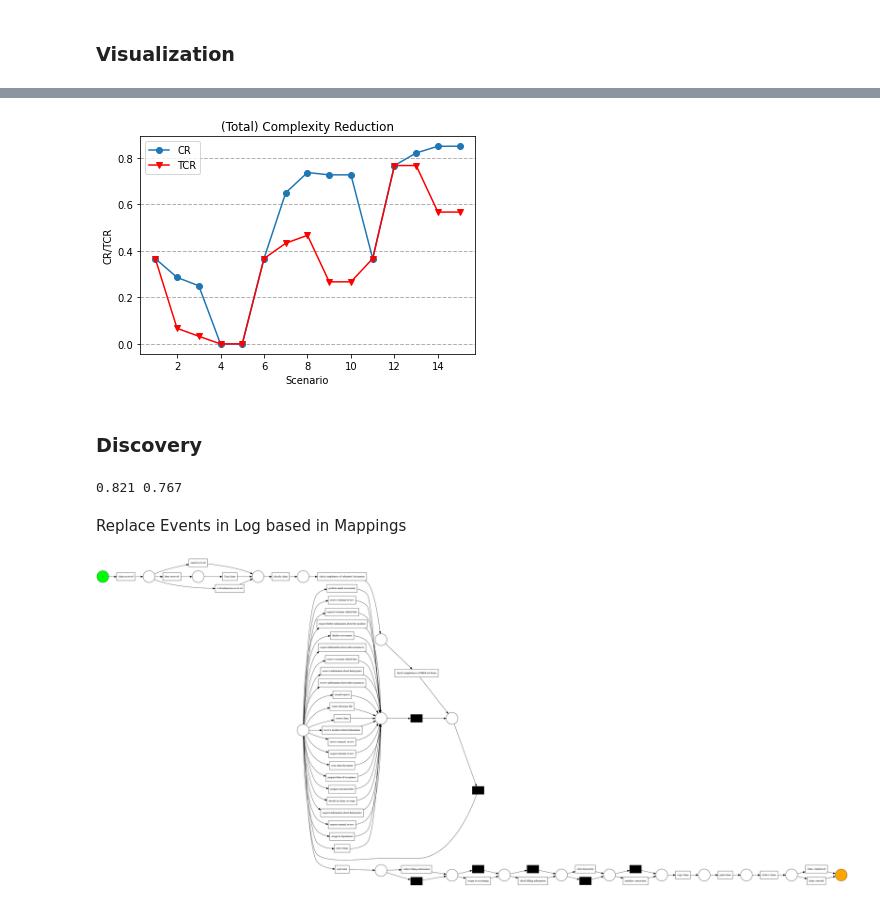
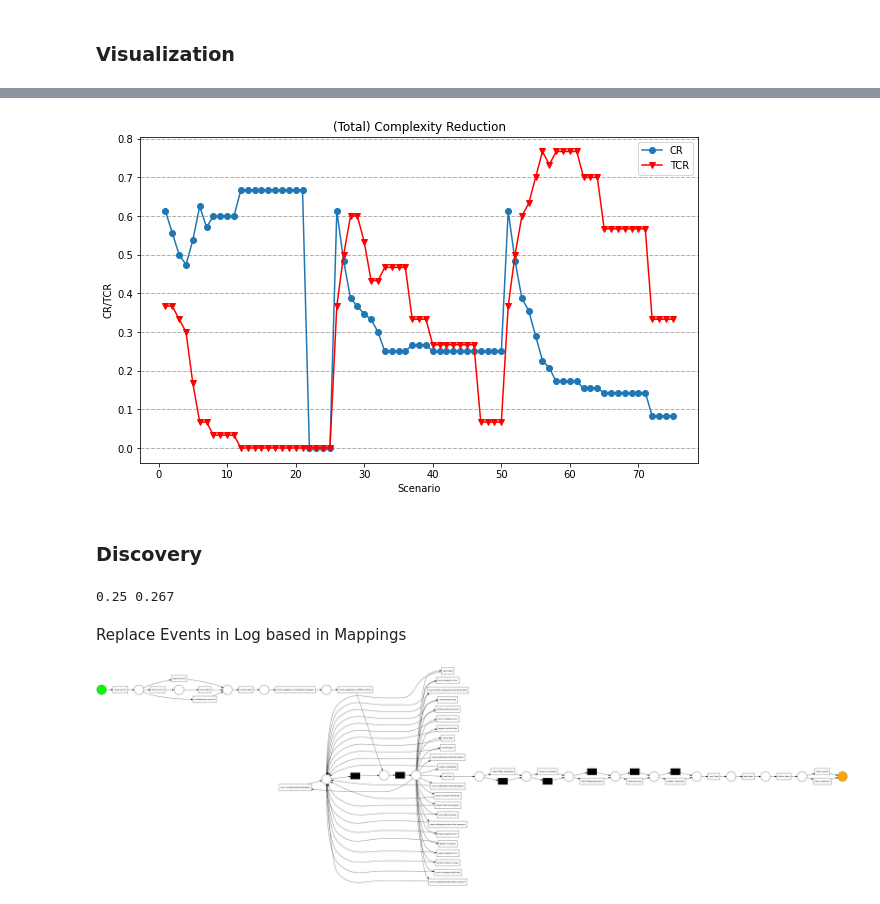
Before and after one commit to bptlab/odea-light, a Jupyter notebook: Constraint Demo.ipynb, the cells around one changed output, grey strips where cells are left out. Drawn from its saved outputs; the diff is of its cells as text; code cells hidden in the pictures.

```diff
--- a/Constraint Demo.ipynb
+++ b/Constraint Demo.ipynb
@@ -20,8 +20,8 @@ from pm4py.visualization.petri_net import visualizer as pn_visualizer
 # %% [markdown]
 Import Log and low-level concepts
 # %%
-log_file = 'Claim_handeling_v2_filtered.xes'
-mapping_file = 'claim_event_mapping.csv'
+log_file = 'data/Claim_handeling_v2_filtered.xes'
+mapping_file = 'data/claim_event_mapping.csv'
 
 event_to_con_mapping = helper.import_mapping(mapping_file)
 
@@ -171,7 +171,7 @@ mappings2 = deepcopy(mappings)
 len(mappings2)
 
 dist = range(1, 4, 1)
-supp = range(0, 25, 5)
+supp = range(0, 25, 1)
 result = []
 
 leaf_paths = abshelper.get_leaf_paths(connector)
@@ -205,2 +227,38 @@ True
 # %% [markdown]
 ### Visualization
+# %%
+marker = ['o', 'v', 'x']
+
+cr = [[], [], []]
+ca = [[], [], []]
+
+for res in result:
+    if res[3] == 1:
+        cr[0].append(res[0])
+        ca[0].append(res[2])
+    elif res[3] == 2:
+        cr[1].append(res[0])
+        ca[1].append(res[2])
+    else:
+        cr[2].append(res[0])
+        ca[2].append(res[2])
+
+#cr = [res[0] for res in result]
+#tcr = [res[1] for res in result]
+#ca = [res[2] for res in result]
+
+# Plot
+#plt.scatter(cr, ca, marker=get_marker(ca), label='CR')
+#plt.scatter(ca, tcr, color='red', marker='v', label='TCR')
+
+plt.figure(figsize=(10,6))
+for i in range(0,3):
+    plt.scatter(cr[i], ca[i], marker=marker[i], label=i+1, alpha=0.5)
+
+plt.title('Complexity Reduction/# High-level Concepts')
+plt.xlabel('CR')
+plt.ylabel('# High-level Concepts')
+plt.grid('on', axis='y', linestyle='--', linewidth=1)
+plt.legend()
+#plt.savefig("scenario_1.pdf", format="pdf", bbox_inches="tight")
+plt.show()
@@ -207,28 +267,29 @@ True
 # %%
 scenario = range(1, len(result) + 1)
 cr = [res[0] for res in result]
 tcr = [res[1] for res in result]
 
 # Plot
+plt.figure(figsize=(10,6))
 plt.plot(scenario, cr, marker='o', label='CR')
 plt.plot(scenario, tcr, color='red', marker='v', label='TCR')
 plt.title('(Total) Complexity Reduction')
 plt.xlabel('Scenario')
 plt.ylabel('CR/TCR')
 plt.grid('on', axis='y', linestyle='--', linewidth=1)
 plt.legend()
 #plt.savefig("scenario_1.pdf", format="pdf", bbox_inches="tight")
 plt.show()
 # %% [output]
-[figure, old version]
+[figure, new version]
 # %% [markdown]
 ### Discovery
 # %%
 mappings2 = deepcopy(mappings)
 len(mappings2)
 
-dist = 3
-supp = 10
+dist = 2
+supp = 19
 
 leaf_paths = abshelper.get_leaf_paths(connector)
 
@@ -246,7 +307,7 @@ ctr = m.complexity_reduction_total(ca, clna, cl)
 
 print(cr, ctr)
 # %% [output]
-0.821 0.767
+0.25 0.267
 # %% [markdown]
 Replace Events in Log based in Mappings
 # %%
@@ -258,7 +319,7 @@ net, initial_marking, final_marking = inductive_miner.apply(log)
 gviz = pn_visualizer.apply(net, initial_marking, final_marking)
 pn_visualizer.view(gviz)
 # %% [output]
-[figure, old version]
+[figure, new version]
 # %%
 net, initial_marking, final_marking = inductive_miner.apply(new_log)
 gviz = pn_visualizer.apply(net, initial_marking, final_marking)
```
Also changed, not shown: parts of 7 cells of this notebook, 1 other file.
